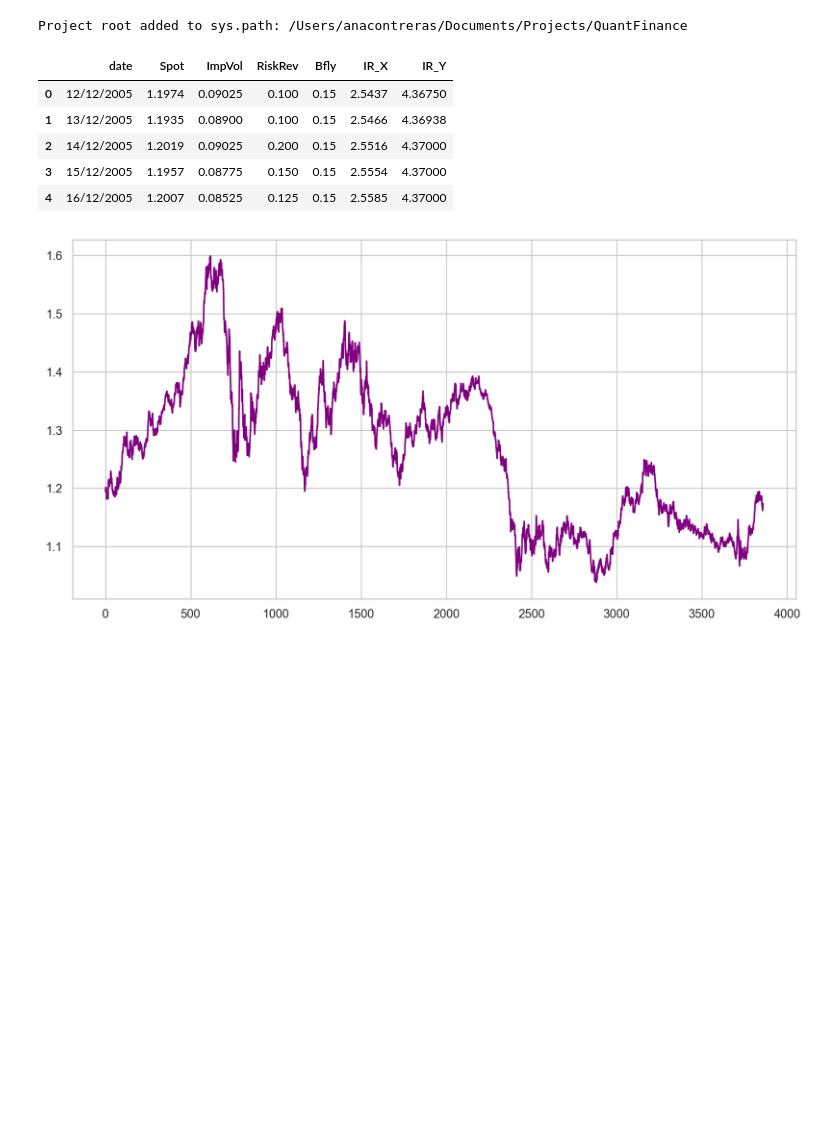
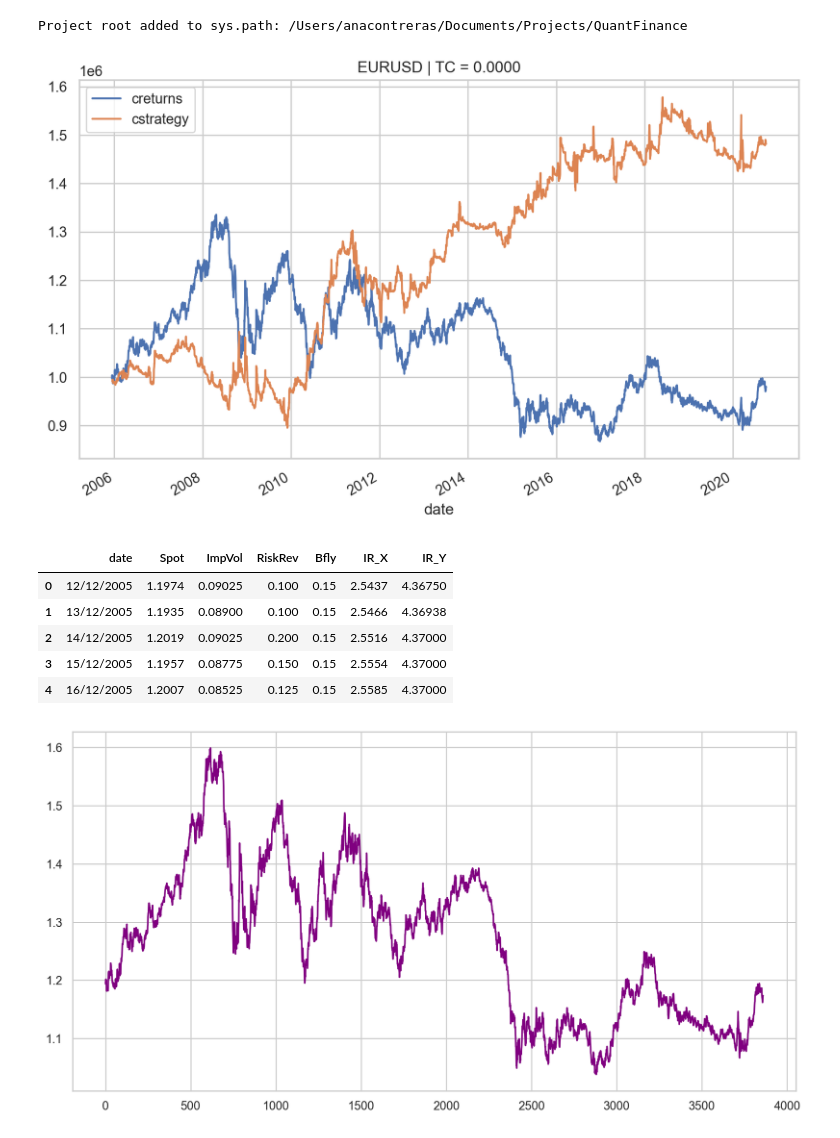
Before and after one commit to AnaQuant/QuantFinance, a Jupyter notebook: FX/risk_reversal_momentum.ipynb, the cells around one changed output. Cells and saved outputs as stored; diff of their text form; code cells hidden in the pictures; blank space fills up the shorter version.

Commit message:
Added strategy returns in the risk reversals Risk measures script for VaR

```diff
--- a/FX/risk_reversal_momentum.ipynb
+++ b/FX/risk_reversal_momentum.ipynb
@@ -17,7 +17,13 @@ Project root added to sys.path: /Users/anacontreras/Documents/Projects/QuantFina
 # %%
 from FX.option_replication import RiskReversalMomentum
 # %%
-rrm = RiskReversalMomentum('EURUSD', 42, 252, '12-12-2005', '03-24-2020')
+rrm = RiskReversalMomentum('EURUSD', '12-12-2005', '03-24-2020', 1000000)
+# %%
+rrm.run_strategy()
+# %%
+rrm.plot_results()
+# %% [output]
+[figure, added]
 # %%
 data = pd.read_csv("mktdata_EURUSD.csv")
 # %%
```
Also changed, not shown: 4 other files.
